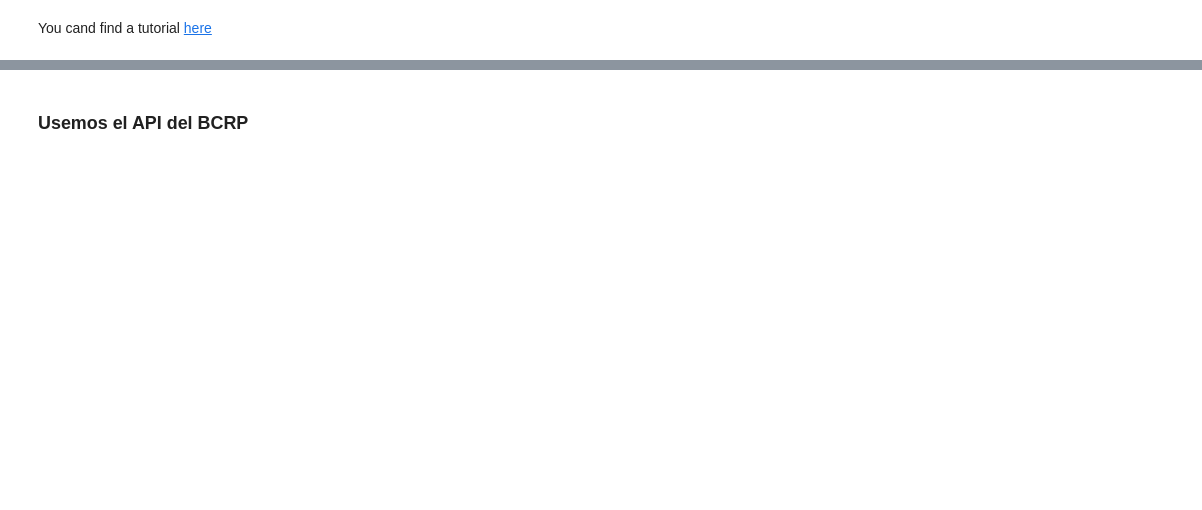
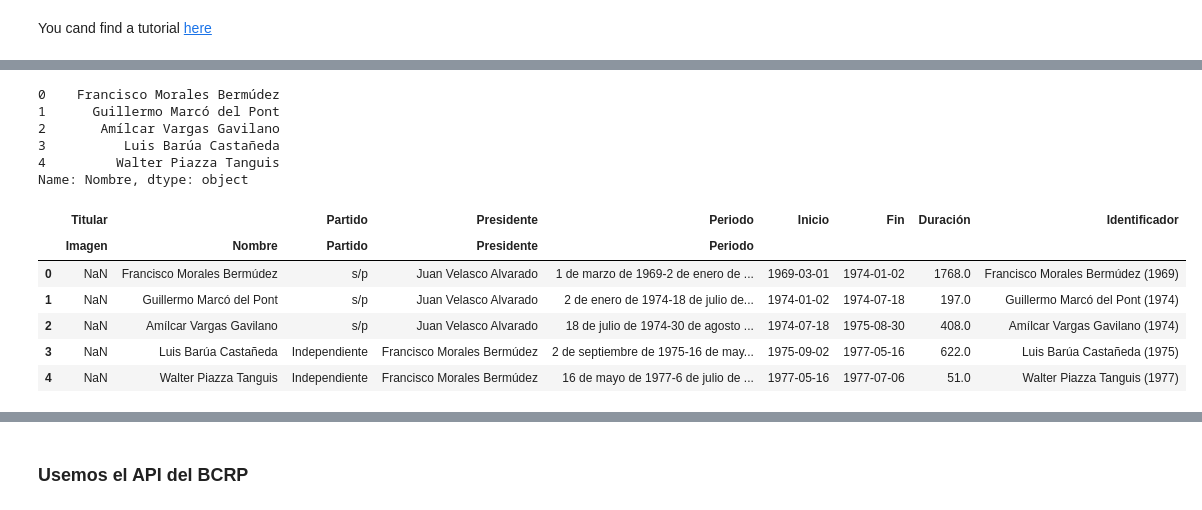
Before and after one commit to qlab-intro-python/ccss-gp-2024, a Jupyter notebook: 6. APIs & web scraping/05_b_Web_Scraping.ipynb, the cells around one changed output, grey strips where cells are left out. Saved outputs shown, nothing was run; the diff lists cells and outputs as text; code cells hidden in the pictures; blank space fills up the shorter version.

```diff
--- a/6. APIs & web scraping/05_b_Web_Scraping.ipynb
+++ b/6. APIs & web scraping/05_b_Web_Scraping.ipynb
@@ -29,13 +51,9 @@ df = MEF[1]
-# %%
-import pandas as pd
-
-# Asumiendo que ya has cargado df como el DataFrame de los ministros
-# Aquí te muestro cómo definir la función correctamente:
-
-# Reemplazar diferentes tipos de guiones por un guion estándar para consistencia
-columna = df["Periodo"]
-periodo = columna.replace('–', '-').replace('—', '-').replace(' a ', '-')  # Asegurarse que el guion es consistente
-fechas= periodo["Periodo"].str.split('-')
-df[['Inicio', 'Fin']] = fechas.apply(pd.Series)
-
-df.head(5)
+# %%
+import pandas as pd
+
+columna = df["Periodo"]
+columna_clean = columna.replace(" a ", "-")["Periodo"].str.split("-")
+columna_clean
+# %%
+df[['Inicio', 'Fin']] = columna_clean.apply(pd.Series)
+df.head(5)
@@ -52,12 +88,23 @@ df.head(5)
 # %%
-df.head(5)
+df["Titular"]["Nombre"].head(5)
+# %% [output]
+0    Francisco Morales Bermúdez
+1      Guillermo Marcó del Pont
+2       Amílcar Vargas Gavilano
+3          Luis Barúa Castañeda
+4         Walter Piazza Tanguis
+Name: Nombre, dtype: object
 # %%
-import pandas as pd
-import plotly.graph_objects as go
-
 # Calcular la duración para cada ministro en días
-df['Año de Inicio'] = df['Inicio'].dt.year
 df['Duración'] = (df['Fin'] - df['Inicio']).dt.days
 df['Identificador'] = df["Titular"]["Nombre"] + " (" + df['Inicio'].dt.year.astype(str) + ")"
 
 df.head(5)
+# %% [output]
+|  | Titular |  | Partido | Presidente | Periodo | Inicio | Fin | Duración | Identificador |
+|  | Imagen | Nombre | Partido | Presidente | Periodo |  |  |  |  |
+| 0 | NaN | Francisco Morales Bermúdez | s/p | Juan Velasco Alvarado | 1 de marzo de 1969-2 de enero de ... | 1969-03-01 | 1974-01-02 | 1768.0 | Francisco Morales Bermúdez (1969) |
+| 1 | NaN | Guillermo Marcó del Pont | s/p | Juan Velasco Alvarado | 2 de enero de 1974-18 de julio de... | 1974-01-02 | 1974-07-18 | 197.0 | Guillermo Marcó del Pont (1974) |
+| 2 | NaN | Amílcar Vargas Gavilano | s/p | Juan Velasco Alvarado | 18 de julio de 1974-30 de agosto ... | 1974-07-18 | 1975-08-30 | 408.0 | Amílcar Vargas Gavilano (1974) |
+| 3 | NaN | Luis Barúa Castañeda | Independiente | Francisco Morales Bermúdez | 2 de septiembre de 1975-16 de may... | 1975-09-02 | 1977-05-16 | 622.0 | Luis Barúa Castañeda (1975) |
+| 4 | NaN | Walter Piazza Tanguis | Independiente | Francisco Morales Bermúdez | 16 de mayo de 1977-6 de julio de ... | 1977-05-16 | 1977-07-06 | 51.0 | Walter Piazza Tanguis (1977) |
```
Also changed, not shown: parts of 22 cells of this notebook, 1 other file.
